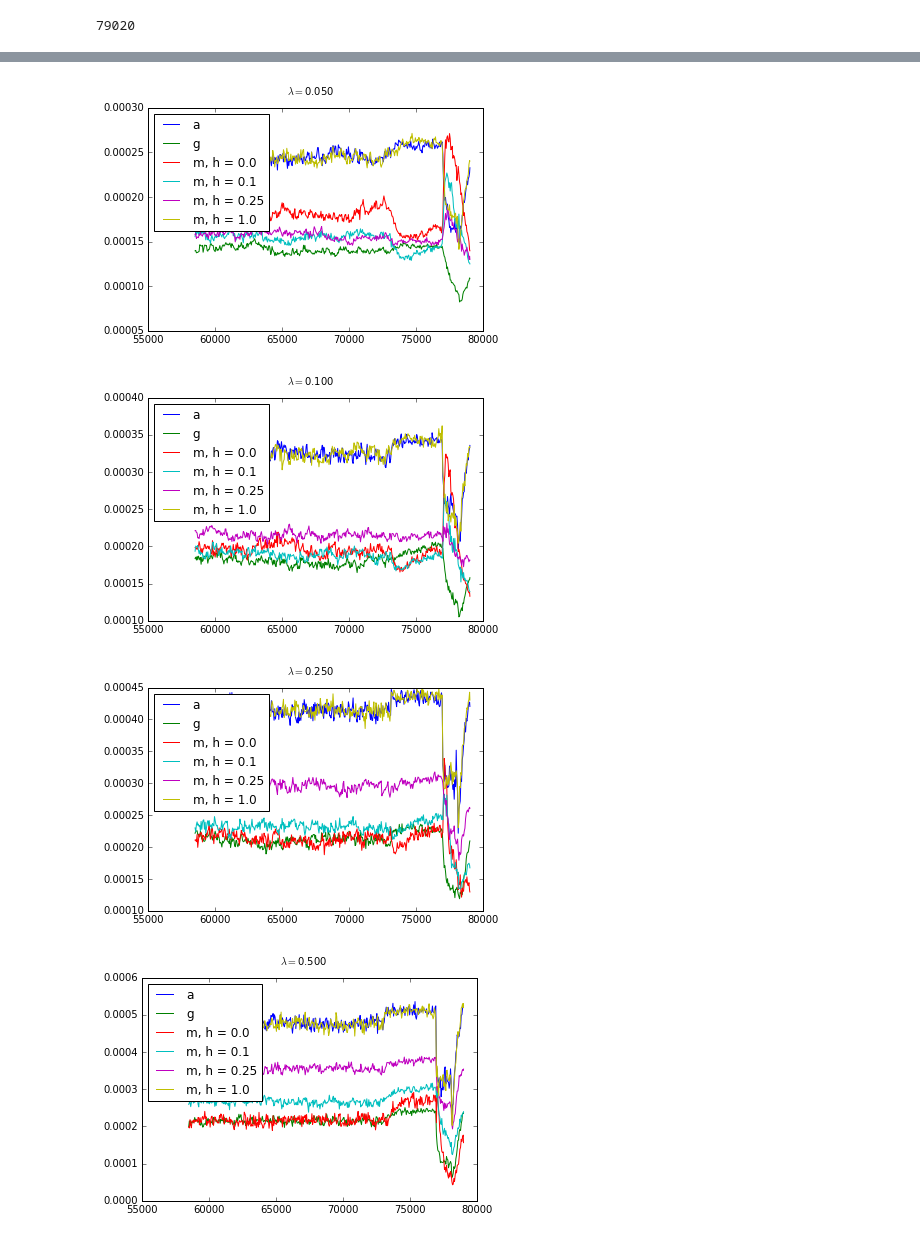
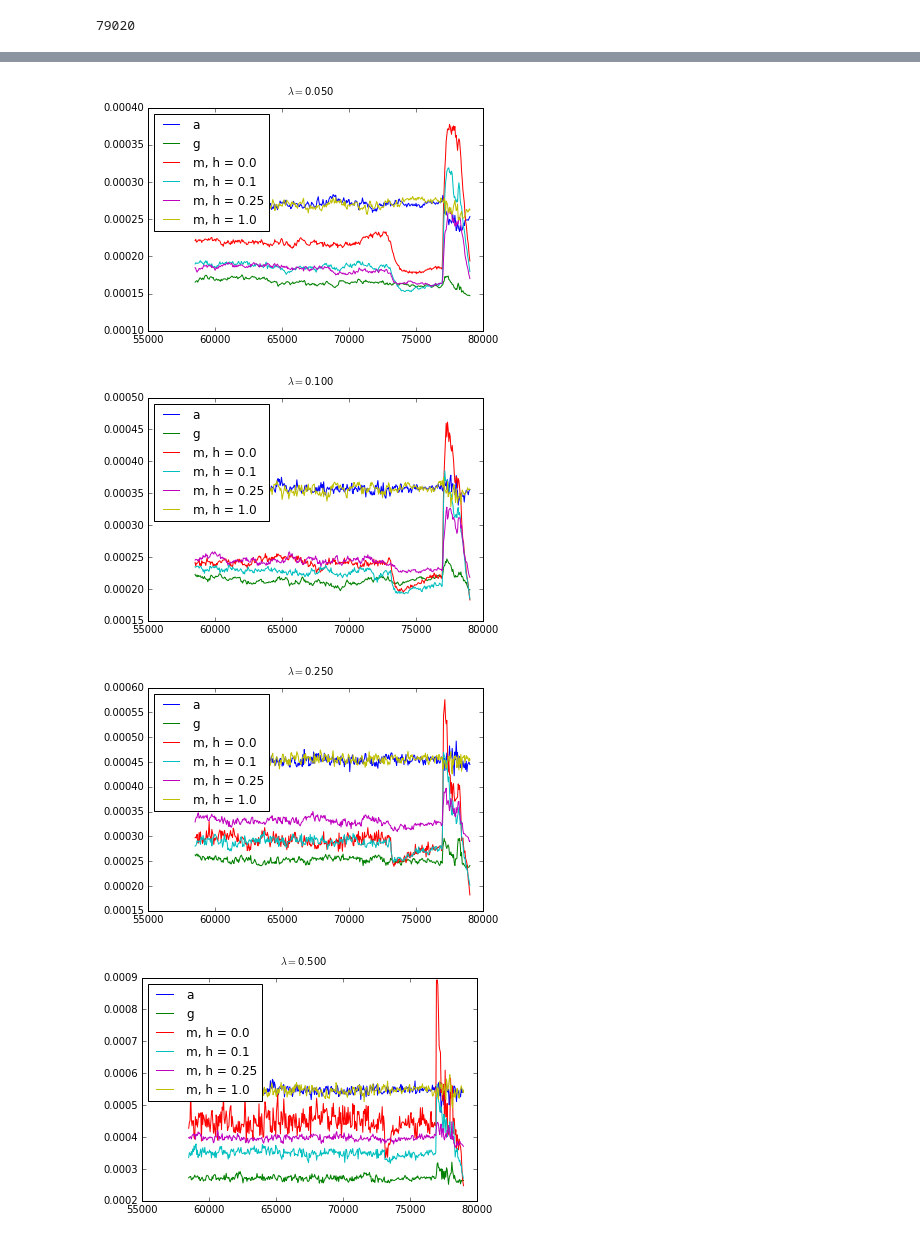
Before and after one commit to molpopgen/TennessenEAonly, a Jupyter notebook: Stats.ipynb, the cells around one changed output, grey strips where cells are left out. Saved outputs shown, nothing was run; the diff lists cells and outputs as text; code cells hidden in the pictures.

Commit message:
major progress on figure

```diff
--- a/Stats.ipynb
+++ b/Stats.ipynb
@@ -20,0 +15,10 @@ plt.plot(np.log(N[8*N[0]+1:]))
+# %%
+import numpy as np
+generation=np.array(range(len(N)))
+generation+=1
+scaled_time = (generation-generation.max())/(2.0*generation.max())
+plt.plot(scaled_time[8*N[0]+1:],np.log(N[8*N[0]+1:]))
+plt.xlabel(r'Scaled time (units of '+r'$2N_0$'+" generations)")
+plt.ylabel("ln(N)")
+plt.xlim(-0.1,0.005)
+logN=np.log(N)
@@ -99,3 +105,11 @@ if os.path.isfile('statsummaryMean.h5') is False:
             xgt['h']=[float(h)]*len(xgt.index)
             out.append('statsumm',xgt)
     out.close()
+# %%
+s=pd.read_hdf('statsummaryMean.h5')
+NoverTime=[]
+for i in range(len(s.index)):
+    g=s.generation.iloc[i]
+    NoverTime.append(logN[g-1])
+s['logN']=NoverTime
+print(s.logN.max())
@@ -102,6 +178,6 @@ if os.path.isfile('statsummaryMean.h5') is False:
 # %%
 #Now, do some actual plotting
-s=pd.read_hdf('statsummary.h5')
+s=pd.read_hdf('statsummaryMean.h5')
 for e in s.e.unique():
     fig=plt.figure()
     for m in sorted(s.model.unique()):
@@ -120,7 +196,7 @@ for e in s.e.unique():
-[figure, old version]
+[figure, new version]
-[figure, old version]
+[figure, new version]
-[figure, old version]
+[figure, new version]
-[figure, old version]
+[figure, new version]
 # %%
 #Genetic load
 for e in s.e.unique():
```
Also changed, not shown: parts of 6 cells of this notebook.
